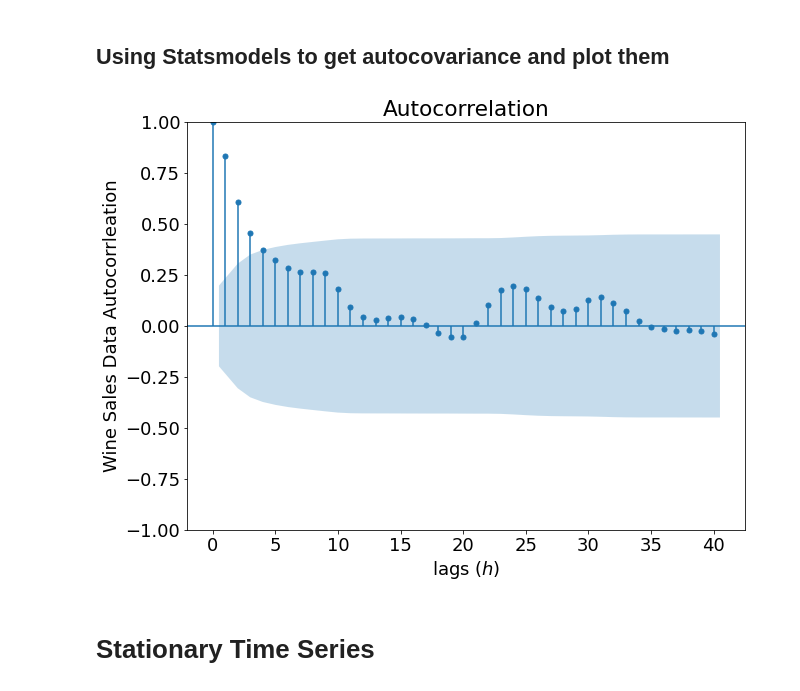
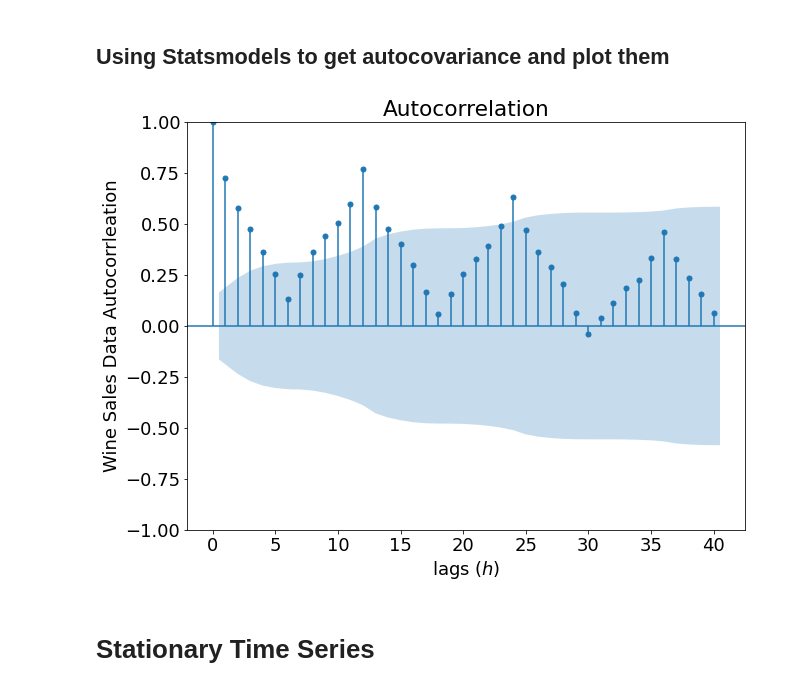
Before and after one commit to YassYe/Deeplearning-Workshops-FYP, a Jupyter notebook: Project2/TimeSeriesProject.ipynb, the cells around one changed output. Saved outputs shown, nothing was run; the diff lists cells and outputs as text; code cells hidden in the pictures.

```diff
--- a/Project2/TimeSeriesProject.ipynb
+++ b/Project2/TimeSeriesProject.ipynb
@@ -42,20 +45,20 @@ plt.show()
 ## Using Statsmodels to get autocovariance and plot them
 # %%
 datapathwine = filepath +"/Data/winedata.xlsx"
-df = pd.read_excel(datapath)
+df = pd.read_excel(datapathwine)
 
 #plotting data as numpy arrays
 winedata = df.iloc[:,0].to_numpy()
 winedataTime = np.arange(0,data.shape[0])
 plot_acf(winedata, lags =40)
 plt.xlabel("lags $(h)$")
 plt.ylabel("Wine Sales Data Autocorrleation")
 
 #save figure
 plt.savefig(figurepath+"/wineautocov.pdf", format="pdf", bbox_inches="tight")
 plt.show()
 # %% [output]
-[figure, old version]
+[figure, new version]
 # %% [markdown]
 # Stationary Time Series
 # %% [markdown]
```
Also changed, not shown: parts of 17 cells of this notebook, 9 other files.
